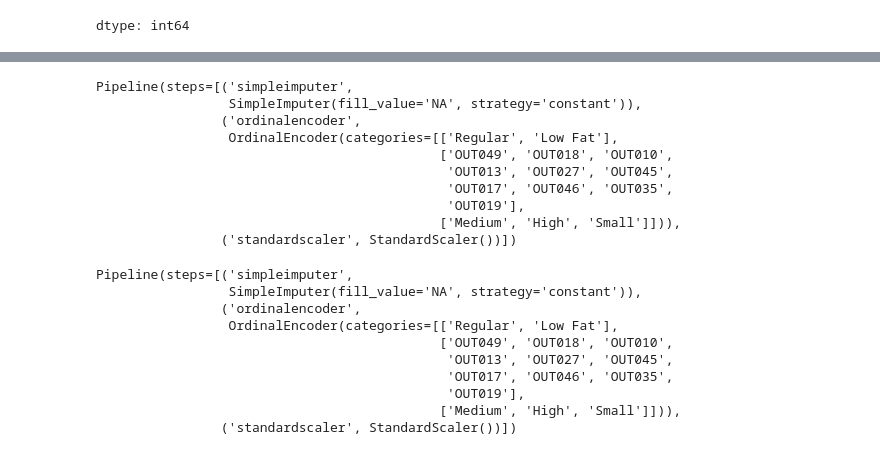
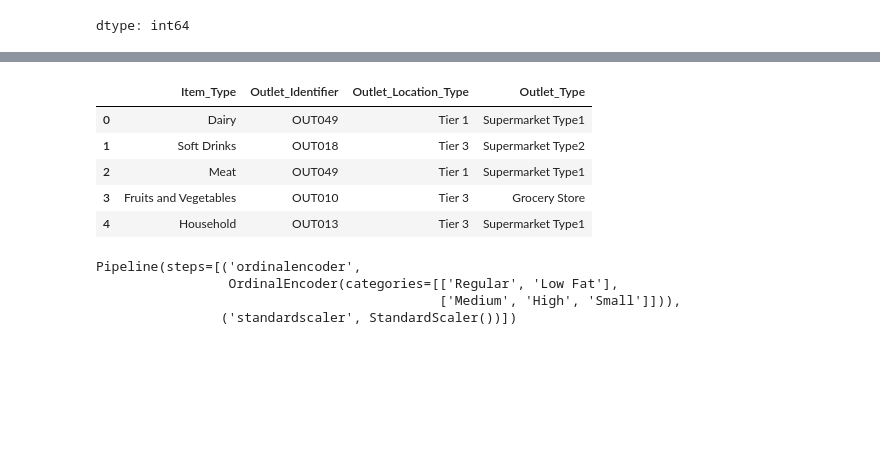
Before and after one commit to dalalyassin/Prediction-of-Product-Sales, a Jupyter notebook: Data_Cleaning.ipynb, the cells around one changed output, grey strips where cells are left out. Drawn from its saved outputs; the diff is of its cells as text; code cells hidden in the pictures; blank space fills up the shorter version.

```diff
--- a/Data_Cleaning.ipynb
+++ b/Data_Cleaning.ipynb
@@ -387,2 +376,11 @@ df[ord_cols].head()
+# %%
+df[cat_cols].head()
+# %% [output]
+|  | Item_Type | Outlet_Identifier | Outlet_Location_Type | Outlet_Type |
+| 0 | Dairy | OUT049 | Tier 1 | Supermarket Type1 |
+| 1 | Soft Drinks | OUT018 | Tier 3 | Supermarket Type2 |
+| 2 | Meat | OUT049 | Tier 1 | Supermarket Type1 |
+| 3 | Fruits and Vegetables | OUT010 | Tier 3 | Grocery Store |
+| 4 | Household | OUT013 | Tier 3 | Supermarket Type1 |
 # %%
 qual_cond_order1 = ['Regular', 'Low Fat']
@@ -391,35 +387,14 @@ qual_cond_order2 = ['OUT049', 'OUT018', 'OUT010', 'OUT013', 'OUT027',
 qual_cond_order3 = ['Medium', 'High', 'Small']
 # %%
 from sklearn.preprocessing import OrdinalEncoder
-impute_na_ord = SimpleImputer(strategy='constant', fill_value='NA')
-ordinal_category_orders = [qual_cond_order1, qual_cond_order2,qual_cond_order3]
-ord_encoder = OrdinalEncoder(categories=ordinal_category_orders, handle_unknown='error')
+ordinal_category_orders = [qual_cond_order1,qual_cond_order3]
+ord_encoder = OrdinalEncoder(categories=ordinal_category_orders)
 scaler_ord = StandardScaler()
 # Making an ord_pipe
-ord_pipe = make_pipeline(impute_na_ord, ord_encoder, scaler_ord)
+ord_pipe = make_pipeline(ord_encoder, scaler_ord)
 ord_pipe
 # %% [output]
-Pipeline(steps=[('simpleimputer',
-                 SimpleImputer(fill_value='NA', strategy='constant')),
-                ('ordinalencoder',
+Pipeline(steps=[('ordinalencoder',
                  OrdinalEncoder(categories=[['Regular', 'Low Fat'],
-                                            ['OUT049', 'OUT018', 'OUT010',
-                                             'OUT013', 'OUT027', 'OUT045',
-                                             'OUT017', 'OUT046', 'OUT035',
-                                             'OUT019'],
                                             ['Medium', 'High', 'Small']])),
                 ('standardscaler', StandardScaler())])
-# %%
-# Fit the pipeline on the training data
-ord_pipe.fit(X_train[ord_cols])
-# %% [output]
-Pipeline(steps=[('simpleimputer',
-                 SimpleImputer(fill_value='NA', strategy='constant')),
-                ('ordinalencoder',
-                 OrdinalEncoder(categories=[['Regular', 'Low Fat'],
-                                            ['OUT049', 'OUT018', 'OUT010',
-                                             'OUT013', 'OUT027', 'OUT045',
-                                             'OUT017', 'OUT046', 'OUT035',
-                                             'OUT019'],
-                                            ['Medium', 'High', 'Small']])),
-                ('standardscaler', StandardScaler())])
```
Also changed, not shown: parts of 17 cells of this notebook.
